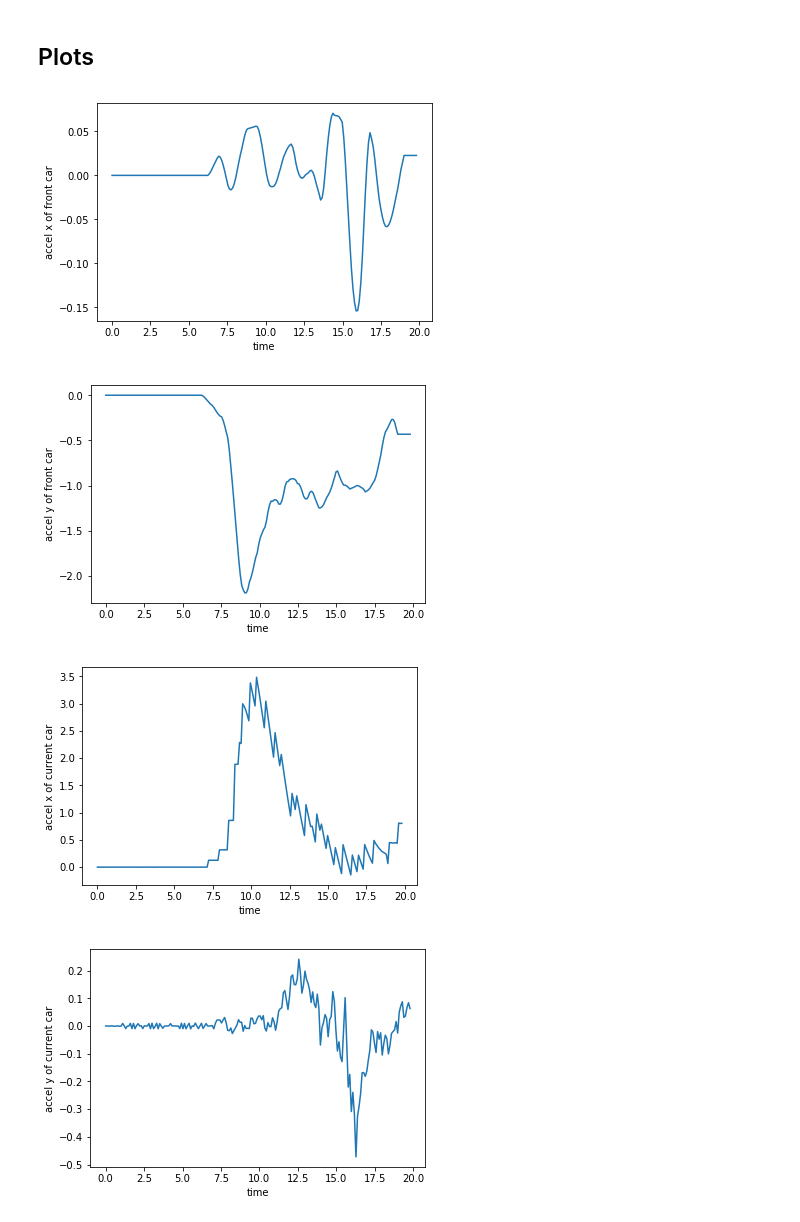
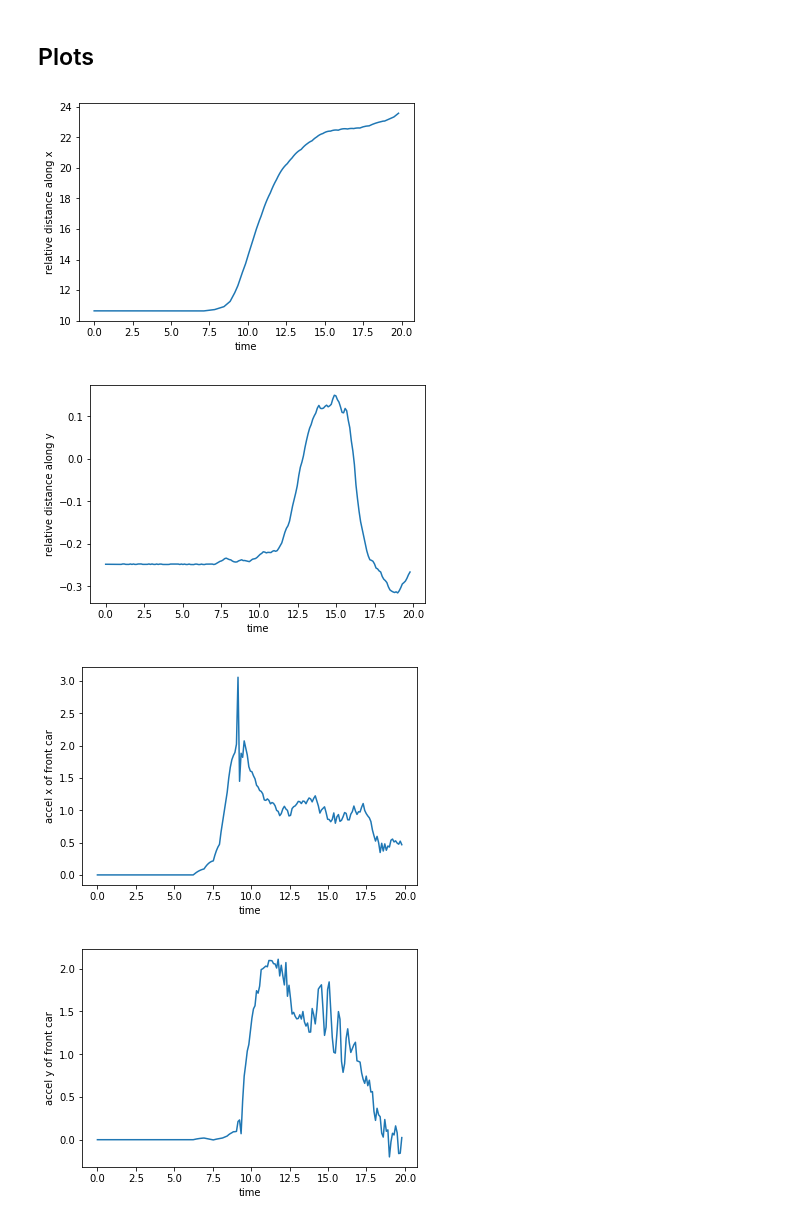
Before and after one commit to sharon-waymo-project/Team-3, a Jupyter notebook: waymo_feature_extraction.ipynb, the cells around one changed output. Saved outputs shown, nothing was run; the diff lists cells and outputs as text; code cells hidden in the pictures.

Commit message:
Added functions to transform all features to Global Frame

```diff
--- a/waymo_feature_extraction.ipynb
+++ b/waymo_feature_extraction.ipynb
@@ -57,7 +61,7 @@ from os import listdir
 from os.path import isfile, join
 
 # Uploaded manually
-files = ['/content/segment-14143054494855609923_4529_100_4549_100_with_camera_labels.tfrecord']
+files = ['/content/gdrive/My Drive/waymo-dataset-urban-no-lane-chaning-car-following-tfrecord-files/training/training_0000_segment-14143054494855609923_4529_100_4549_100_with_camera_labels.tfrecord']
 
 # For visualization: https://drive.google.com/drive/u/0/folders/1-CXDJwgd96fTHHboekfdyIxVj2lzjf1n
 
@@ -260,6 +282,5 @@ def read_from_csv(filename):
 # %%
-feats = get_features(frames)
-labels = cal_cur_car_acceleration(feats)
+feats, labels = get_features_and_labels(frames)
 
 write_to_csv("data.csv", feats, labels)
 # %% [markdown]
@@ -270,10 +291,18 @@ import matplotlib.pyplot as plt
 NUM_FRAMES = len(frames)
 DT = NUM_FRAMES * 1.0 / FPS / (NUM_FRAMES - 1)
 
-VFX = 2
-VFY = 3
-AFX = -4
-AFY = -3
+VX = 0
+VY = 1
+VZ = 2
+DX = 3
+DY = 4
+VFX = 5
+VFY = 6
+VFZ = 7
+AFX = 8
+AFY = 9
+AFZ = 10
+
 AX = 0
 AY = 1
 
@@ -285,49 +314,77 @@ afxs = []
 afys = []
 axs = []
 ays = []
+vxs = []
+vys = []
+
+dxs = []
+dys = []
 
 for i in range(len(feats)):
 
+  dxs.append(feats[i][DX])
+  dys.append(feats[i][DY])
   vfxs.append(feats[i][VFX])
   vfys.append(feats[i][VFY])
   afxs.append(feats[i][AFX])
   afys.append(feats[i][AFY])
+  vxs.append(feats[i][VX])
+  vys.append(feats[i][VY])
   axs.append(labels[i][AX])
   ays.append(labels[i][AY])
 
+plt.plot(times, dxs)
+plt.ylabel('relative distance along x')
+plt.xlabel('time')
+plt.show()
+
+plt.plot(times, dys)
+plt.ylabel('relative distance along y')
+plt.xlabel('time')
+plt.show()
 
 plt.plot(times, afxs)
 plt.ylabel('accel x of front car')
 plt.xlabel('time')
 plt.show()
 
 plt.plot(times, afys)
 plt.ylabel('accel y of front car')
+plt.xlabel('time')
+plt.show()
+
+# For verification
+plt.plot(times, vfxs)
+plt.ylabel('speed x of front car')
+plt.xlabel('time')
+plt.show()
+
+plt.plot(times, vfys)
+plt.ylabel('speed y of front car')
 plt.xlabel('time')
 plt.show()
 
 plt.plot(times, axs)
 plt.ylabel('accel x of current car')
 plt.xlabel('time')
 plt.show()
 
 plt.plot(times, ays)
 plt.ylabel('accel y of current car')
 plt.xlabel('time')
 plt.show()
 
-# For verification
-plt.plot(times, vfxs)
-plt.ylabel('speed x of front car')
+plt.plot(times, vxs)
+plt.ylabel('speed x of current car')
 plt.xlabel('time')
 plt.show()
 
-plt.plot(times, vfys)
-plt.ylabel('speed y of front car')
+plt.plot(times, vys)
+plt.ylabel('speed y of current car')
 plt.xlabel('time')
 plt.show()
 # %% [output]
-[figure, old version]
+[figure, new version]
-[figure, old version]
+[figure, new version]
-[figure, old version]
+[figure, new version]
-[figure, old version]
+[figure, new version]
```
Also changed, not shown: parts of 8 cells of this notebook.
